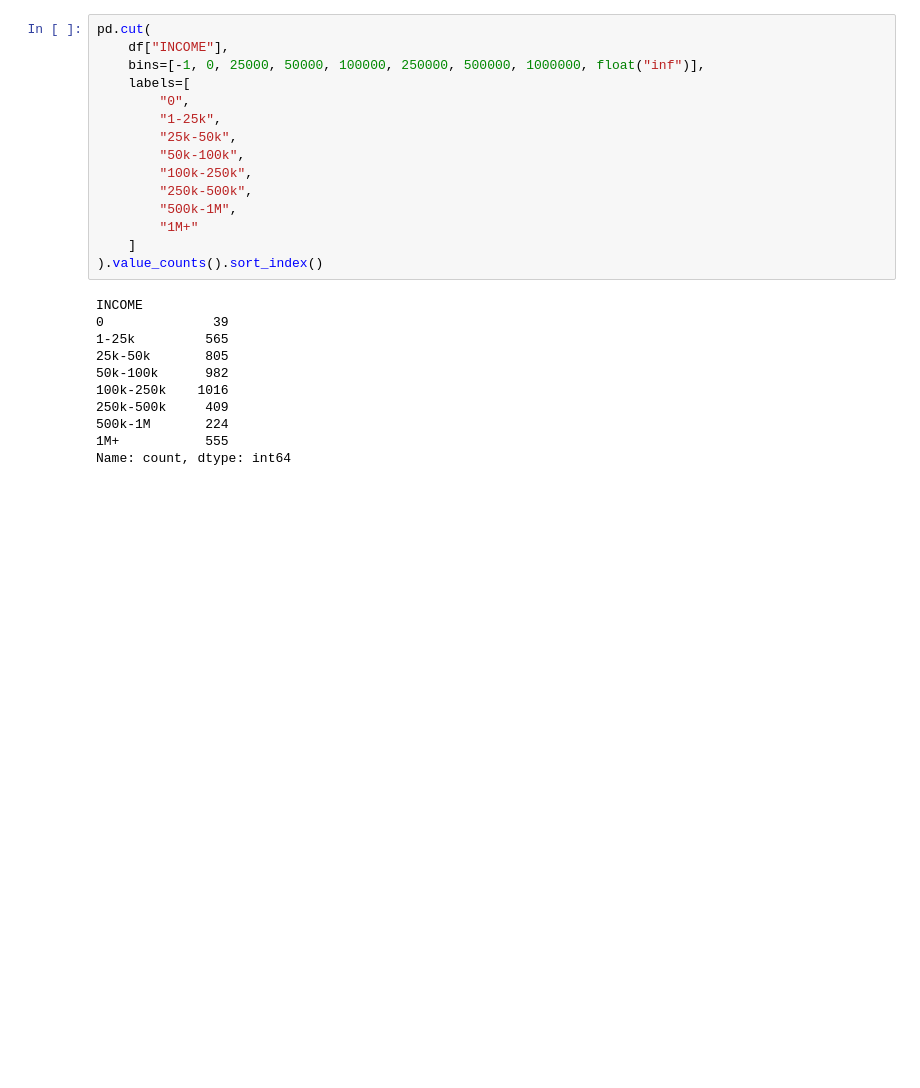
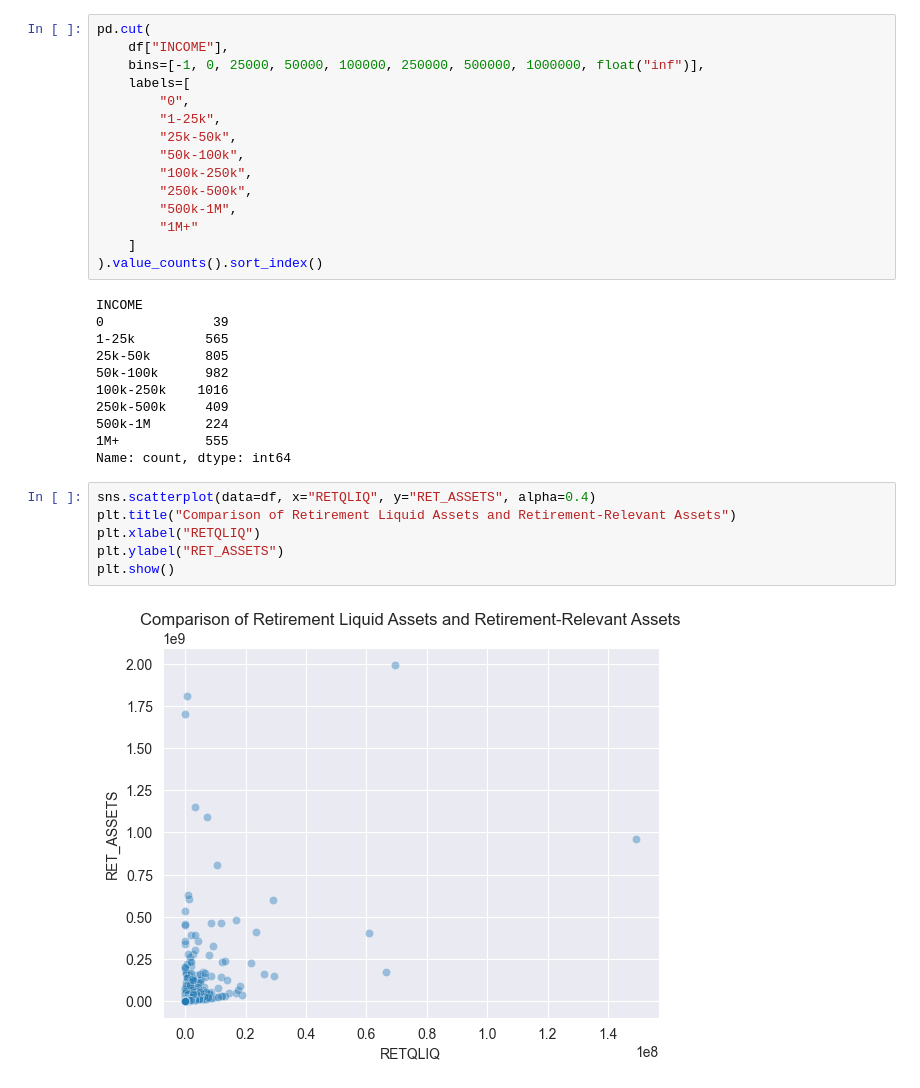
Before and after one commit to jsween/CapstoneProject, a Jupyter notebook: notebooks/02_initial_data_visualizations.ipynb, the cells around one changed output. Cells and saved outputs as stored; diff of their text form; blank space fills up the shorter version.

```diff
--- a/notebooks/02_initial_data_visualizations.ipynb
+++ b/notebooks/02_initial_data_visualizations.ipynb
@@ -170,3 +170,11 @@ INCOME
 500k-1M       224
 1M+           555
 Name: count, dtype: int64
+# %%
+sns.scatterplot(data=df, x="RETQLIQ", y="RET_ASSETS", alpha=0.4)
+plt.title("Comparison of Retirement Liquid Assets and Retirement-Relevant Assets")
+plt.xlabel("RETQLIQ")
+plt.ylabel("RET_ASSETS")
+plt.show()
+# %% [output]
+[figure, added]
```
Also changed, not shown: parts of 4 cells of this notebook.
